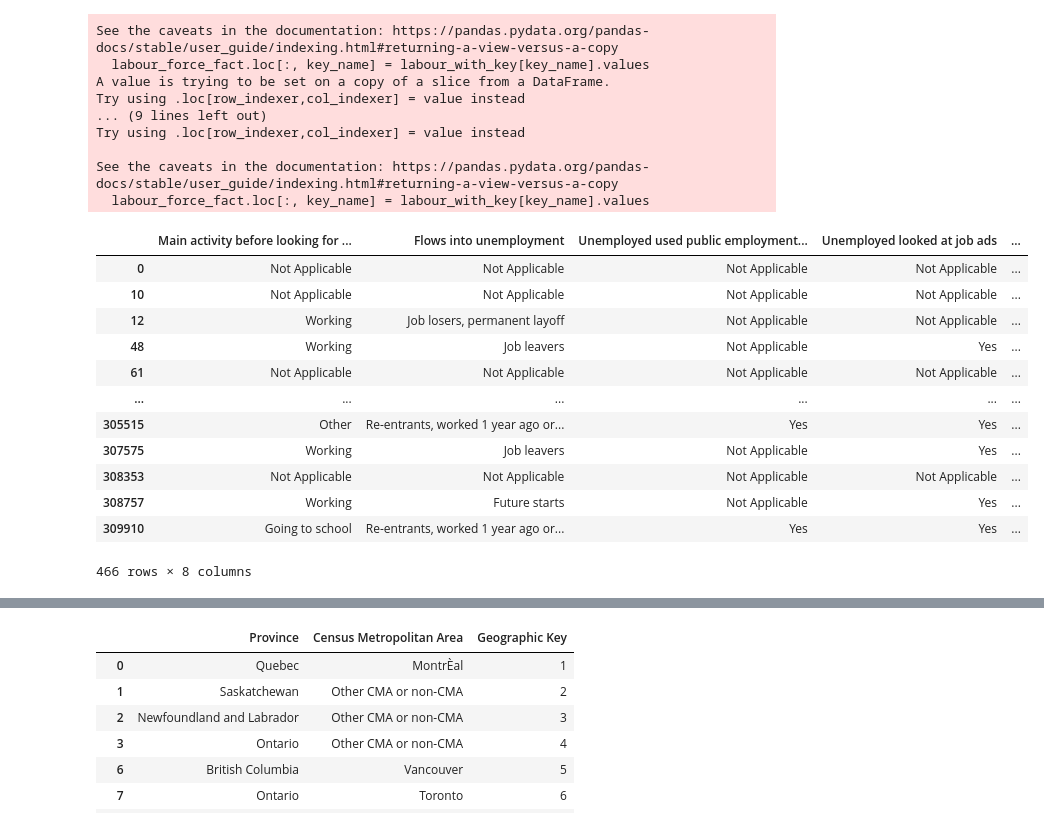
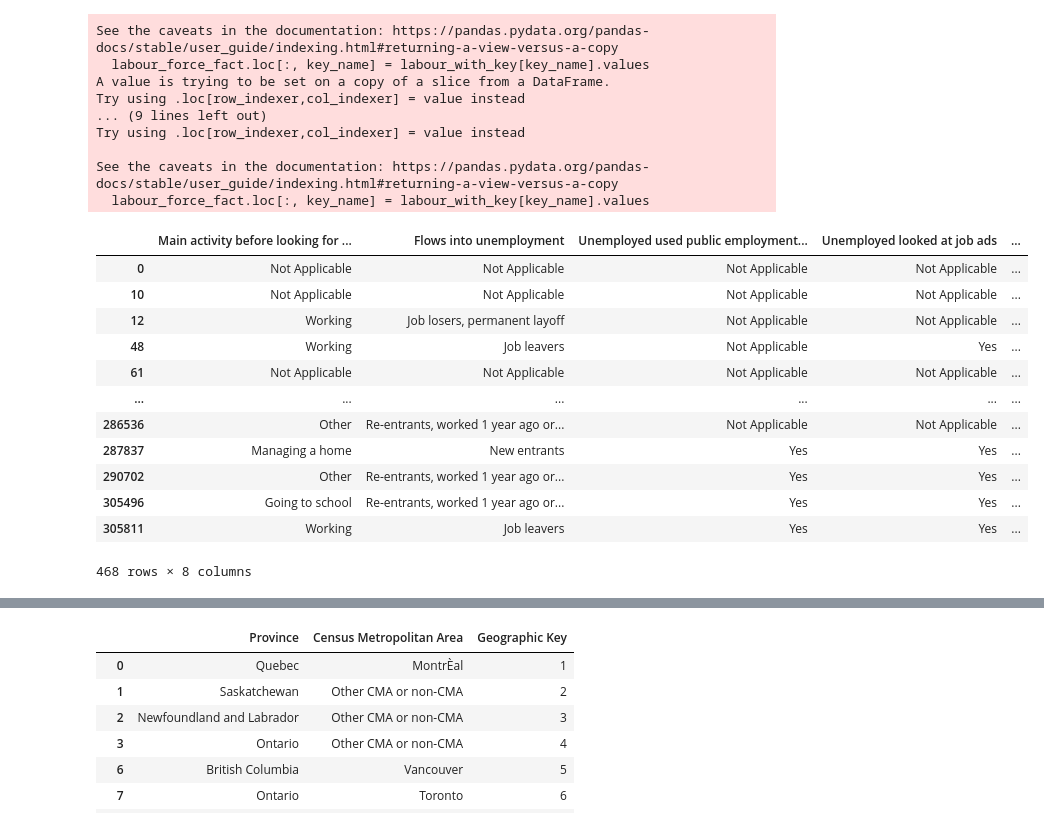
Before and after one commit to bradley121901/canadian_labour, a Jupyter notebook: canadian_labour.ipynb, the cells around one changed output, grey strips where cells are left out. Cells and saved outputs as stored; diff of their text form; code cells hidden in the pictures.

```diff
--- a/canadian_labour.ipynb
+++ b/canadian_labour.ipynb
@@ -11,8 +11,8 @@ Requirement already satisfied: mysql.connector in /Users/bradleyliu/anaconda3/li
 
 code_url = "https://raw.githubusercontent.com/bradley121901/canadian_labour/main/2023-CSV/LFS_PUMF_EPA_FGMD_codebook.csv"
 jan_url = "https://raw.githubusercontent.com/bradley121901/canadian_labour/main/2023-CSV/pub0123.csv"
-feb_url = "https://raw.githubusercontent.com/bradley121901/canadian_labour/main/2023-CSV/pub0223.csv"
-mar_url = "https://raw.githubusercontent.com/bradley121901/canadian_labour/main/2023-CSV/pub0323.csv"
+may_url = "https://raw.githubusercontent.com/bradley121901/canadian_labour/main/2023-CSV/pub0523.csv"
+sept_url = "https://raw.githubusercontent.com/bradley121901/canadian_labour/main/2023-CSV/pub0923.csv"
 # %%
 # Loading the codebook numeral to english value translations
 
@@ -21,11 +21,12 @@ codedf = pd.read_csv(code_url)
 # Loading datasets
 
 jandf = pd.read_csv(jan_url)
-febdf = pd.read_csv(feb_url)
-mardf = pd.read_csv(mar_url)
+maydf = pd.read_csv(may_url)
+septdf = pd.read_csv(sept_url)
 # %%
 # Merge datasets
-surveydf = pd.concat([jandf, febdf, mardf], ignore_index=True)
+surveydf = pd.concat([jandf, maydf, septdf], ignore_index=True)
+surveydf['REC_NUM']= range(1, len(surveydf) + 1)
 surveydf
 # %% [output]
 |  | REC_NUM | SURVYEAR | SURVMNTH | LFSSTAT | PROV | CMA | AGE_12 | AGE_6 | SEX | MARSTAT | ... | ... |
@@ -281,22 +282,23 @@ unemployed.fillna("Not Applicable", inplace=True)
 demographic['AGE'] = demographic['AGE_12'].fillna(demographic['AGE_6'])
 demographic.drop(['AGE_12', 'AGE_6'], axis=1, inplace=True)
 # %%
-unemployed = unemployed.rename(columns={'UNEMPLOYED_KEY': 'Unemployment Key', 'PRIORACT': 'Main activity before looking for work', 'YNOLOOK':'Reasons for not looking for work', 'LKATADS':'Unemployed looked at job ads', 'LKPUBAG':'Unemployed used public employment agency', 'FLOWUNEM':'Flows into unemployment', 'WHYLEFT':'Reason for job leave','UNEMFTPT': 'Job seeking status'})
+unemployed['UNEMPLOYED_KEY'] = range(1, len(unemployed) + 1)
+unemployed = unemployed.rename(columns={'UNEMPLOYED_KEY': 'Unemployment Key', 'PRIORACT': 'Main activity before looking for work', 'YNOLOOK':'Reason for not looking for work', 'LKATADS':'Unemployed looked at job ads', 'LKPUBAG':'Unemployed used public employment agency', 'FLOWUNEM':'Flows into unemployment', 'WHYLEFT':'Reason for job leave','UNEMFTPT': 'Job seeking status'})
 unemployed
 # %% [output]
 |  | Main activity before looking for ... | Flows into unemployment | Unemployed used public employment... | Unemployed looked at job ads | ... |
 | 0 | Not Applicable | Not Applicable | Not Applicable | Not Applicable | ... |
 | 10 | Not Applicable | Not Applicable | Not Applicable | Not Applicable | ... |
 | 12 | Working | Job losers, permanent layoff | Not Applicable | Not Applicable | ... |
 | 48 | Working | Job leavers | Not Applicable | Yes | ... |
 | 61 | Not Applicable | Not Applicable | Not Applicable | Not Applicable | ... |
 | ... | ... | ... | ... | ... | ... |
-| 305515 | Other | Re-entrants, worked 1 year ago or... | Yes | Yes | ... |
-| 307575 | Working | Job leavers | Not Applicable | Yes | ... |
-| 308353 | Not Applicable | Not Applicable | Not Applicable | Not Applicable | ... |
-| 308757 | Working | Future starts | Not Applicable | Yes | ... |
-| 309910 | Going to school | Re-entrants, worked 1 year ago or... | Yes | Yes | ... |
+| 286536 | Other | Re-entrants, worked 1 year ago or... | Not Applicable | Not Applicable | ... |
+| 287837 | Managing a home | New entrants | Yes | Yes | ... |
+| 290702 | Other | Re-entrants, worked 1 year ago or... | Yes | Yes | ... |
+| 305496 | Going to school | Re-entrants, worked 1 year ago or... | Yes | Yes | ... |
+| 305811 | Working | Job leavers | Yes | Yes | ... |
-466 rows × 8 columns
+468 rows × 8 columns
 # %%
 # Handle NaN in Job Dimension
 job.fillna("Not Applicable", inplace=True)
```
Also changed, not shown: parts of 13 cells of this notebook, 1 other file.
